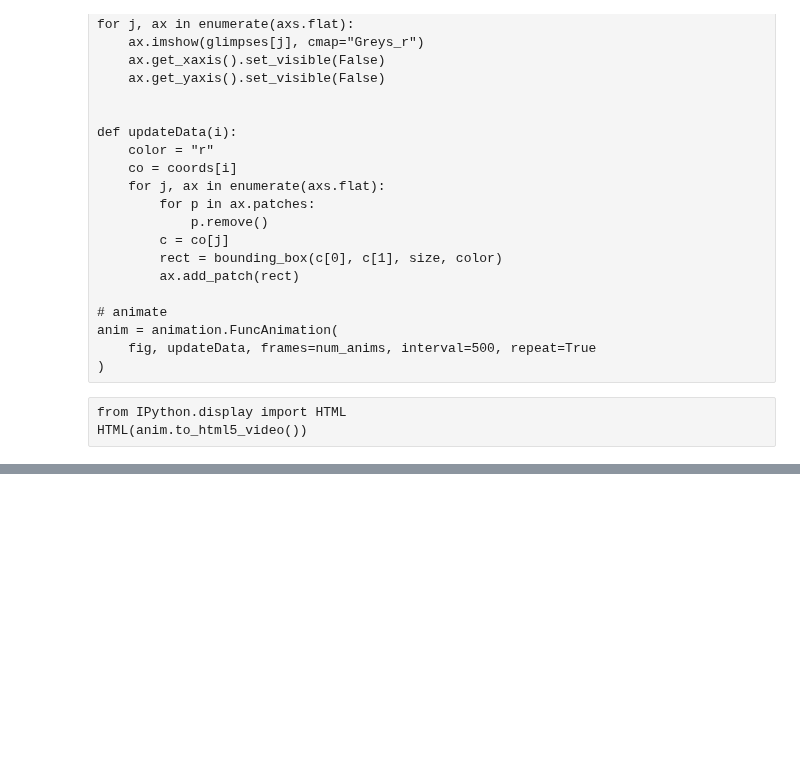
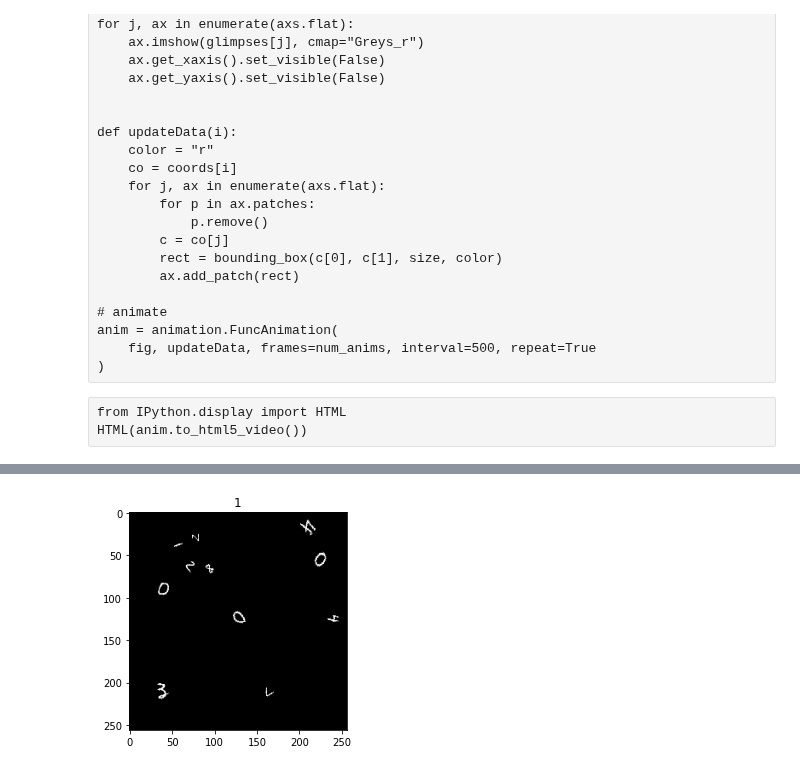
Before and after one commit to KarakoA/visual_attention_models-for-medicalimage-analysis, a Jupyter notebook: VAM-3.0.ipynb, the cells around one changed output, grey strips where cells are left out. Drawn from its saved outputs; the diff is of its cells as text; code cells hidden in the pictures; blank space fills up the shorter version.

```diff
--- a/VAM-3.0.ipynb
+++ b/VAM-3.0.ipynb
@@ -67,7 +85,7 @@ class Config():
         self.show_sample     = False     # Whether to visualize a sample grid of the data
 
         # training params
-        self.is_train        = True      # Whether to train(true) or test the model
+        self.is_train        = False      # Whether to train(true) or test the model
         self.weight_decay    = 1e-5      # Weight decay for regularization
         self.momentum        = 0.5       # Nesterov momentum value
         self.epochs          = 500       # Num of epochs to train for
@@ -76,7 +94,7 @@ class Config():
         self.train_patience  = 150       # Number of epochs to wait before stopping train
 
         # other params
-        self.resume          = False     # Whether to resume training from checkpoint
+        self.resume          = True     # Whether to resume training from checkpoint
         self.use_gpu         = True      # Whether to run on the GPU
         self.best            = True      # Load best model or most recent for testing
         self.random_seed     = 1         # Seed to ensure reproducibility
@@ -1578,0 +1674,9 @@ HTML(anim.to_html5_video())
+# %%
+def show_one(i):
+    plt.imshow(data[i][0], cmap=plt.cm.gray)
+    plt.title(labels[i])
+    plt.show()
+# %%
+show_one(1)
+# %% [output]
+[figure, added]
```
Also changed, not shown: parts of 13 cells of this notebook.
